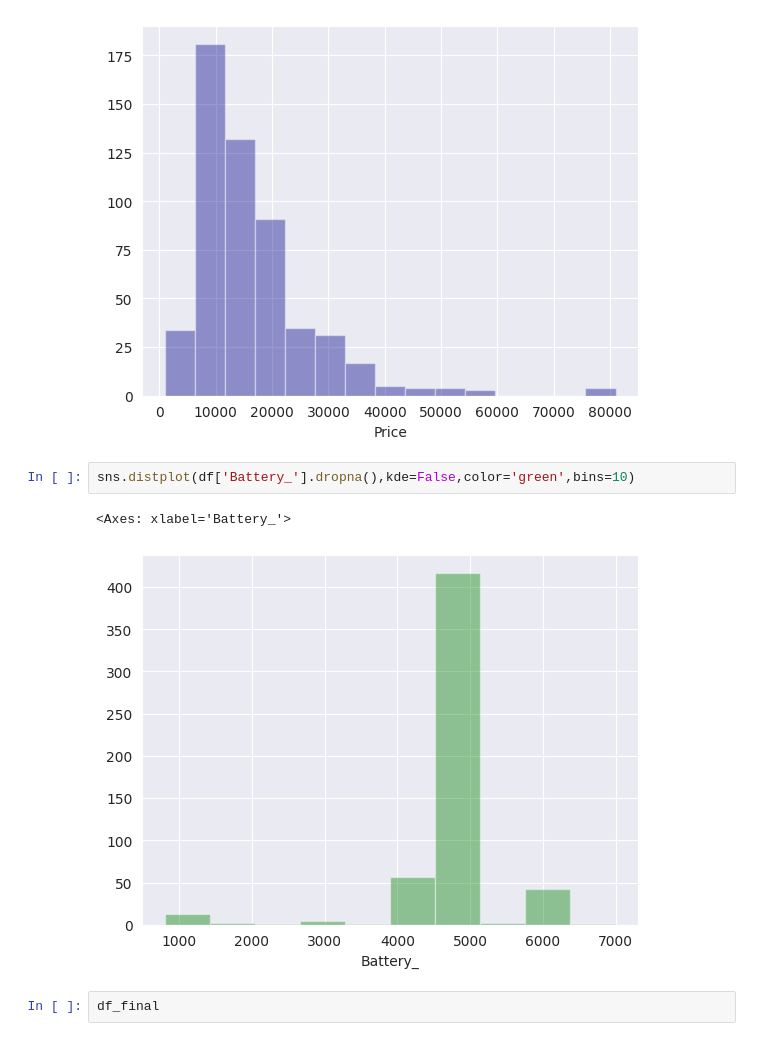
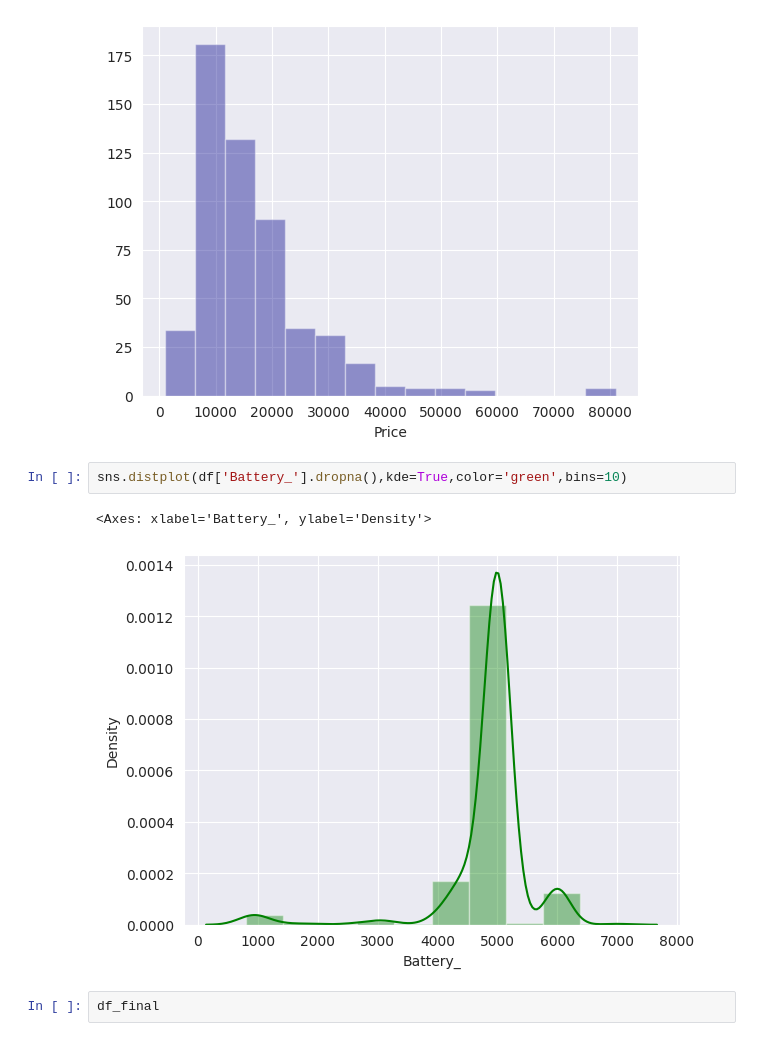
Before and after one commit to Deb052024/Machine-Prediction, a Jupyter notebook: Mobile_Handset_Price.ipynb, the cells around one changed output. Cells and saved outputs as stored; diff of their text form.

```diff
--- a/Mobile_Handset_Price.ipynb
+++ b/Mobile_Handset_Price.ipynb
@@ -381,10 +382,10 @@ sns.distplot(df['Price'].dropna(),kde=False,color='darkblue',bins=15)
 <Axes: xlabel='Price'>
 [figure]
 # %%
-sns.distplot(df['Battery_'].dropna(),kde=False,color='green',bins=10)
+sns.distplot(df['Battery_'].dropna(),kde=True,color='green',bins=10)
 # %% [output]
-<Axes: xlabel='Battery_'>
+<Axes: xlabel='Battery_', ylabel='Density'>
-[figure, old version]
+[figure, new version]
 # %%
 df_final
 # %% [output]
```
Also changed, not shown: parts of 23 cells of this notebook.
